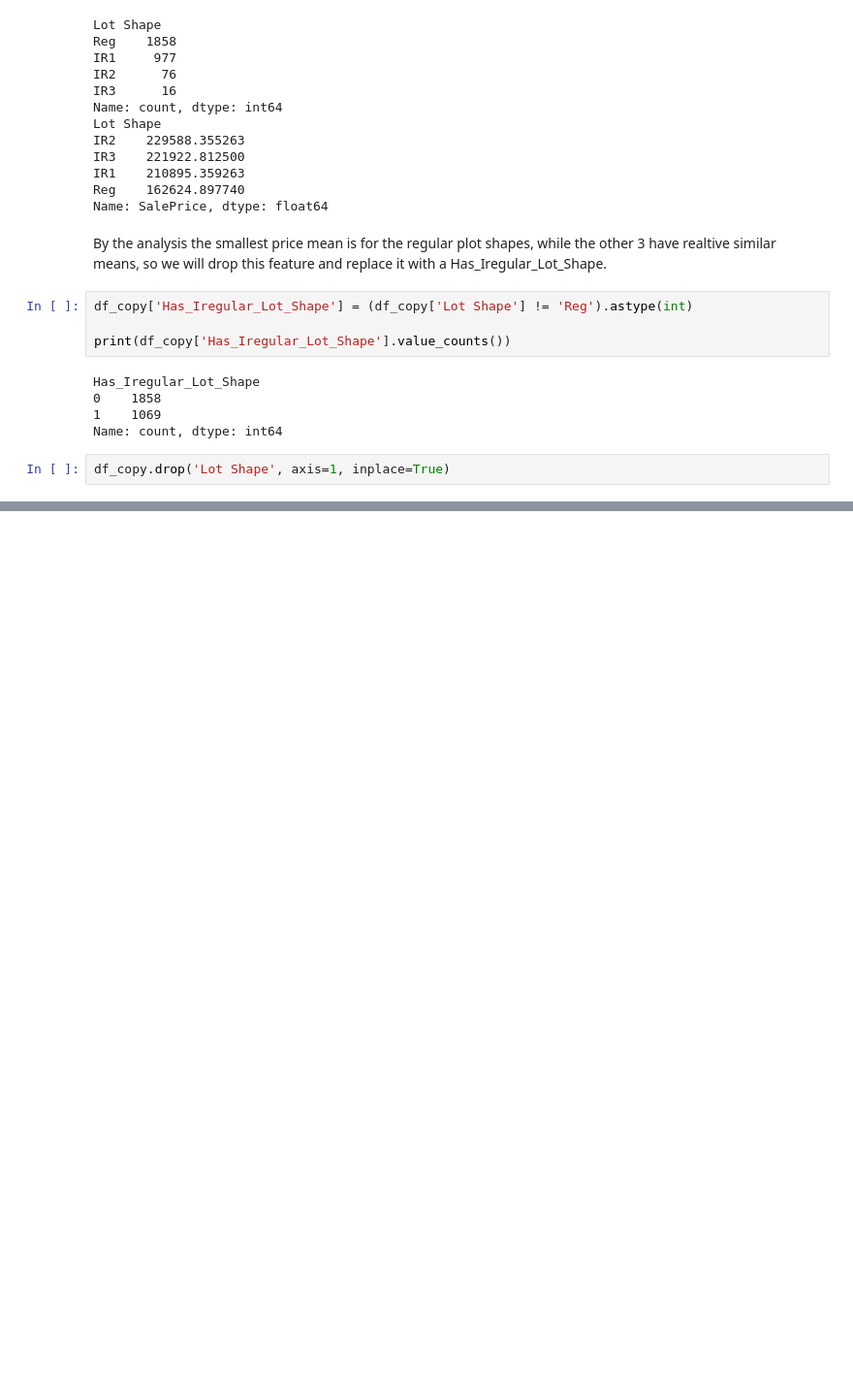
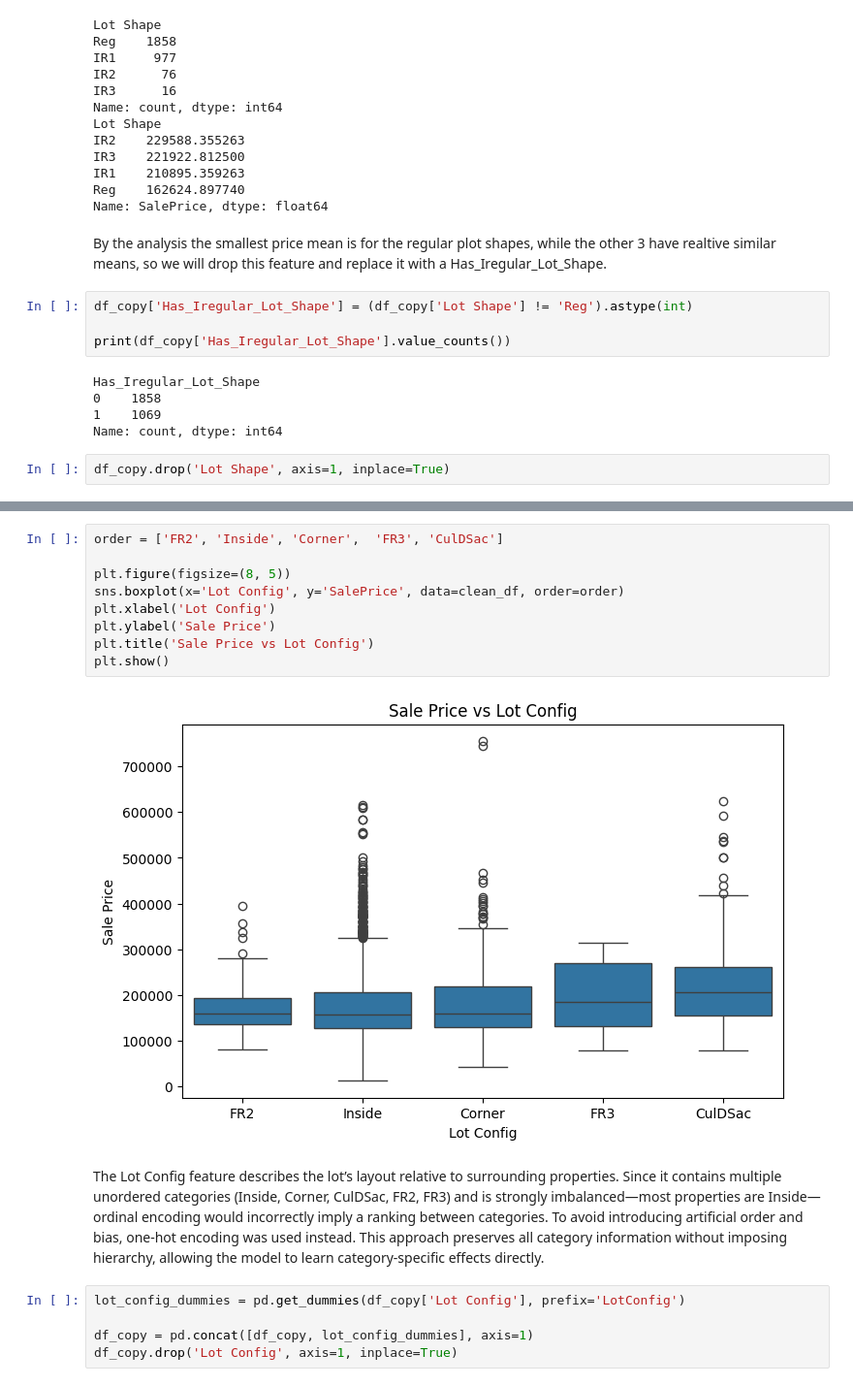
Before and after one commit to hedesiustefan/ML_Project, a Jupyter notebook: cat_feat_encode.ipynb, the cells around one changed output, grey strips where cells are left out. Shown at 97% size. Drawn from its saved outputs; the diff is of its cells as text; blank space fills up the shorter version.

```diff
--- a/cat_feat_encode.ipynb
+++ b/cat_feat_encode.ipynb
@@ -125,0 +216,18 @@ df_copy.drop('Lot Shape', axis=1, inplace=True)
+# %%
+order = ['FR2', 'Inside', 'Corner',  'FR3', 'CulDSac']
+
+plt.figure(figsize=(8, 5))
+sns.boxplot(x='Lot Config', y='SalePrice', data=clean_df, order=order)
+plt.xlabel('Lot Config')
+plt.ylabel('Sale Price')
+plt.title('Sale Price vs Lot Config')
+plt.show()
+# %% [output]
+[figure, added]
+# %% [markdown]
+The Lot Config feature describes the lot’s layout relative to surrounding properties. Since it contains multiple unordered categories (Inside, Corner, CulDSac, FR2, FR3) and is strongly imbalanced—most properties are Inside—ordinal encoding would incorrectly imply a ranking between categories. To avoid introducing artificial order and bias, one-hot encoding was used instead. This approach preserves all category information without imposing hierarchy, allowing the model to learn category-specific effects directly.
+# %%
+lot_config_dummies = pd.get_dummies(df_copy['Lot Config'], prefix='LotConfig')
+
+df_copy = pd.concat([df_copy, lot_config_dummies], axis=1)
+df_copy.drop('Lot Config', axis=1, inplace=True)
```
Also changed, not shown: parts of 14 cells of this notebook.
